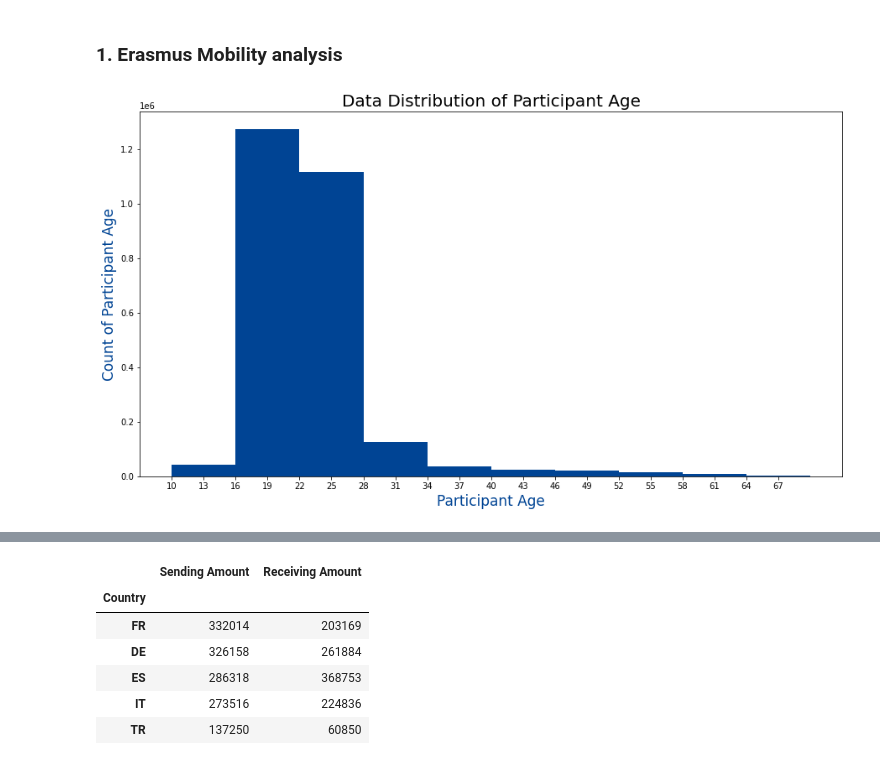
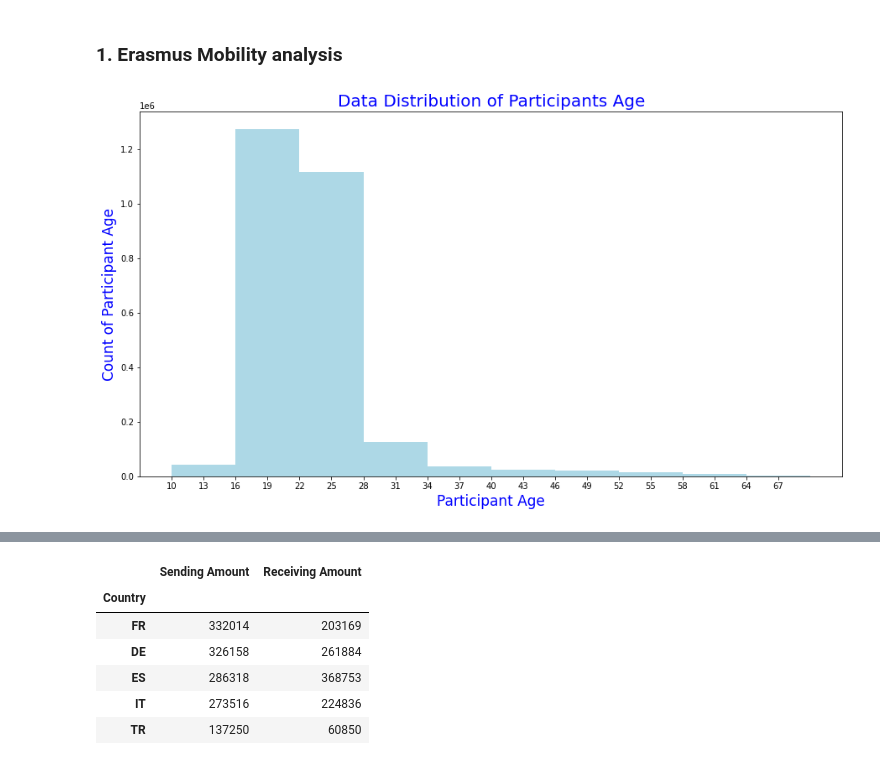
Before and after one commit to tatouti/DatabasePD, a Jupyter notebook: Erasmus_DataAnalysis.ipynb, the cells around one changed output, grey strips where cells are left out. Cells and saved outputs as stored; diff of their text form; code cells hidden in the pictures.

```diff
--- a/Erasmus_DataAnalysis.ipynb
+++ b/Erasmus_DataAnalysis.ipynb
@@ -185,18 +178,18 @@ rank2019
 # %%
 fig, axs = plt.subplots()
 fig.set_size_inches([15, 8])
 
 
-axs.hist(erasmus_df['Participant Age'],color="#004494")
+axs.hist(erasmus_df['Participant Age'],color="lightblue")
 
-axs.set_title("Data Distribution of Participant Age", fontsize=20)
+axs.set_title("Data Distribution of Participants Age", color="blue",fontsize=20)
 axs.set_xticks([i for i in range(10,70,3)])
-axs.set_xlabel("Participant Age", color="#004494", fontsize=17)
-axs.set_ylabel("Count of Participant Age", color="#004494", fontsize=17)
+axs.set_xlabel("Participant Age", color="blue", fontsize=17)
+axs.set_ylabel("Count of Participant Age", color="blue", fontsize=17)
 
 plt.show()
 # %% [output]
-[figure, old version]
+[figure, new version]
 # %%
 fig, axs = plt.subplots()
 fig.set_size_inches([15, 8])
```
Also changed, not shown: parts of 15 cells of this notebook.
